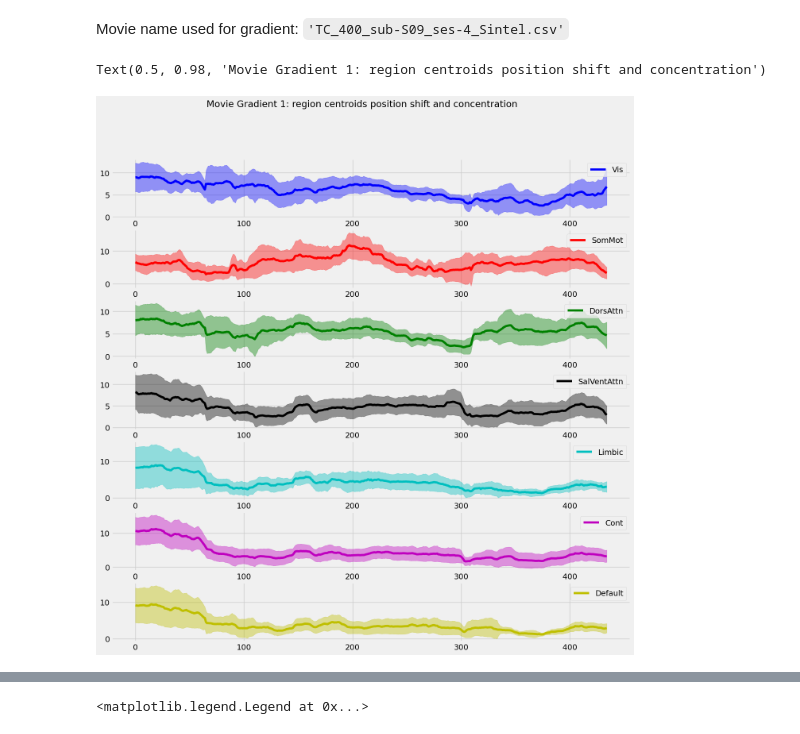
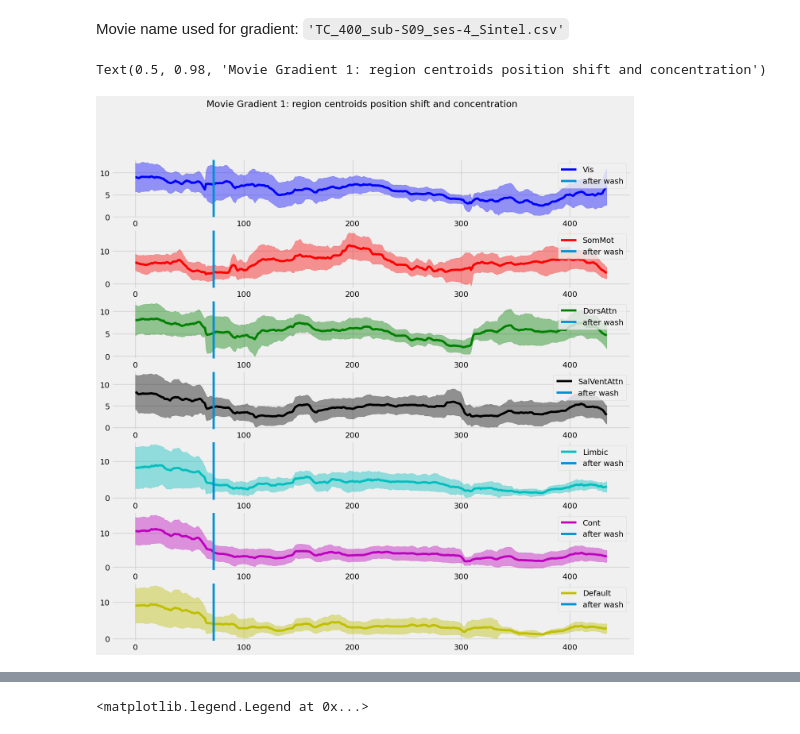
Before and after one commit to MIPLabCH/emoguide_gradients, a Jupyter notebook: fmri-emotion_cohesion.ipynb, the cells around one changed output, grey strips where cells are left out. Cells and saved outputs as stored; diff of their text form; code cells hidden in the pictures.

```diff
--- a/fmri-emotion_cohesion.ipynb
+++ b/fmri-emotion_cohesion.ipynb
@@ -33,22 +31,26 @@ emo_df = emo_df[emo_df['filename']=='W_Sintel13.csv']
 # %%
 index2region = load('./resources/yeo7region400.pkl')
 # %%
+wash  = 93.9/ TR # duration in seconds for wash is 93.9 sec
+onset = 6 / TR # duration of onset is assumed to be 6 sec
+
 n = len(regions)
 fig, ax = plt.subplots(n,1,figsize=(15,15))
 grad_idx = 0
 for idx, R in enumerate(regions):
     y = np.abs(G_movie[:,index2region[R]]).mean(axis=1)[:,grad_idx]
     x = np.arange(len(y))
     error = np.abs(G_movie[:,index2region[R]]).std(axis=1)[:,grad_idx]
 
     ax[idx].plot(x,y, color=PALETTE[idx], label=R)
     ax[idx].fill_between(x, y-error, y+error, color=PALETTE[idx], alpha=0.4)
-    ax[idx].legend()
+    ax[idx].axvline(x=wash, label='after wash')
+    ax[idx].legend(loc=1)
     # ax[idx].set_ylim(0, 30)
 plt.suptitle("Movie Gradient {}: region centroids position shift and concentration".format(grad_idx + 1))
 # %% [output]
 Text(0.5, 0.98, 'Movie Gradient 1: region centroids position shift and concentration')
-[figure, old version]
+[figure, new version]
 # %%
 n = len(regions)
 fig, ax = plt.subplots(n,1,figsize=(15,15))
```
Also changed, not shown: parts of 9 cells of this notebook, 27 other files.
